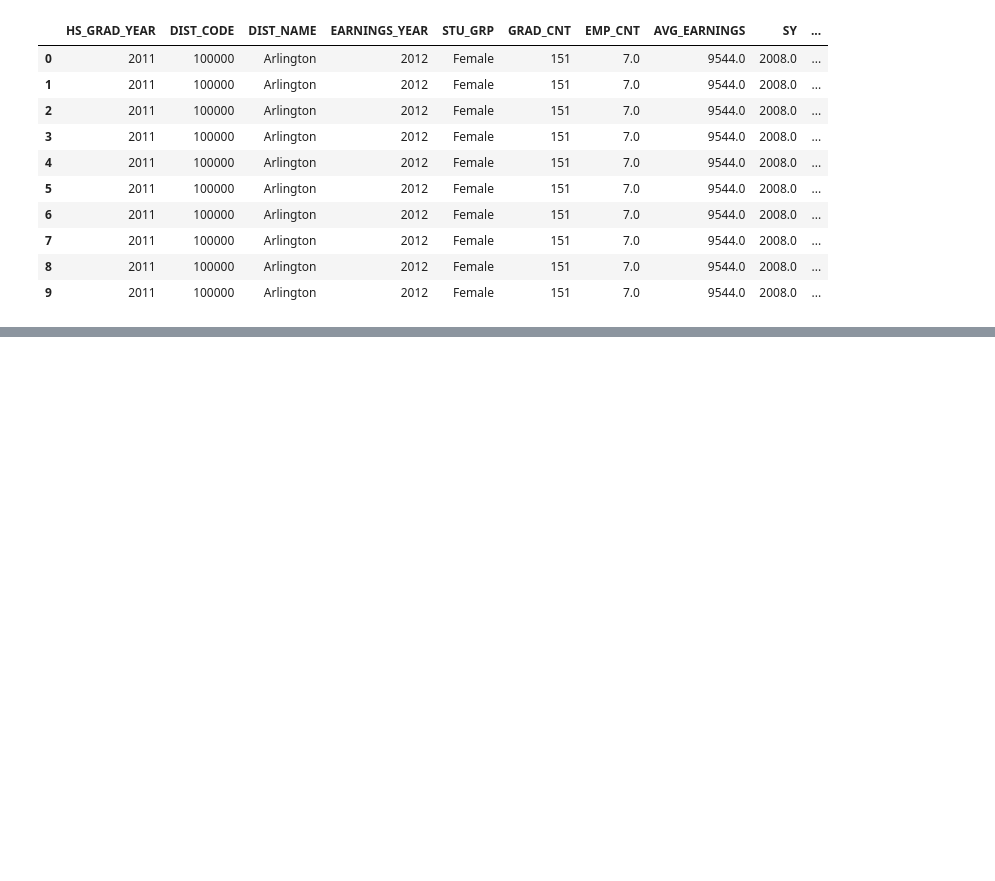
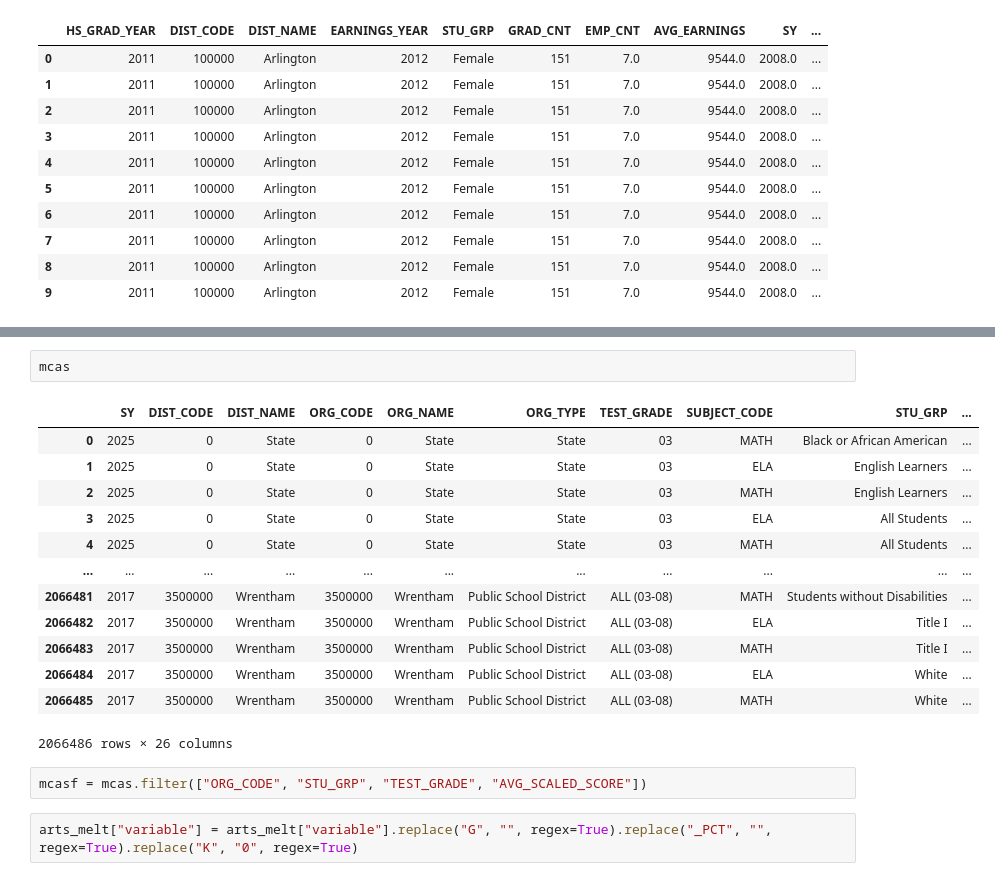
Before and after one commit to wilSecord/studio-projects, a Jupyter notebook: week3_girlsinc/explorin.ipynb, the cells around one changed output, grey strips where cells are left out. Cells and saved outputs as stored; diff of their text form; blank space fills up the shorter version.

```diff
--- a/week3_girlsinc/explorin.ipynb
+++ b/week3_girlsinc/explorin.ipynb
@@ -251,0 +284,20 @@ all_merged_stats.plot.scatter(x="GRD_9_12_PCT",  y="AVG_EARNINGS")
+# %%
+mcas
+# %% [output]
+|  | SY | DIST_CODE | DIST_NAME | ORG_CODE | ORG_NAME | ORG_TYPE | TEST_GRADE | SUBJECT_CODE | STU_GRP | ... |
+| 0 | 2025 | 0 | State | 0 | State | State | 03 | MATH | Black or African American | ... |
+| 1 | 2025 | 0 | State | 0 | State | State | 03 | ELA | English Learners | ... |
+| 2 | 2025 | 0 | State | 0 | State | State | 03 | MATH | English Learners | ... |
+| 3 | 2025 | 0 | State | 0 | State | State | 03 | ELA | All Students | ... |
+| 4 | 2025 | 0 | State | 0 | State | State | 03 | MATH | All Students | ... |
+| ... | ... | ... | ... | ... | ... | ... | ... | ... | ... | ... |
+| 2066481 | 2017 | 3500000 | Wrentham | 3500000 | Wrentham | Public School District | ALL (03-08) | MATH | Students without Disabilities | ... |
+| 2066482 | 2017 | 3500000 | Wrentham | 3500000 | Wrentham | Public School District | ALL (03-08) | ELA | Title I | ... |
+| 2066483 | 2017 | 3500000 | Wrentham | 3500000 | Wrentham | Public School District | ALL (03-08) | MATH | Title I | ... |
+| 2066484 | 2017 | 3500000 | Wrentham | 3500000 | Wrentham | Public School District | ALL (03-08) | ELA | White | ... |
+| 2066485 | 2017 | 3500000 | Wrentham | 3500000 | Wrentham | Public School District | ALL (03-08) | MATH | White | ... |
+2066486 rows × 26 columns
+# %%
+mcasf = mcas.filter(["ORG_CODE", "STU_GRP", "TEST_GRADE", "AVG_SCALED_SCORE"])
+# %%
+arts_melt["variable"] = arts_melt["variable"].replace("G", "", regex=True).replace("_PCT", "", regex=True).replace("K", "0", regex=True)
```
Also changed, not shown: parts of 9 cells of this notebook, 1 other file.
